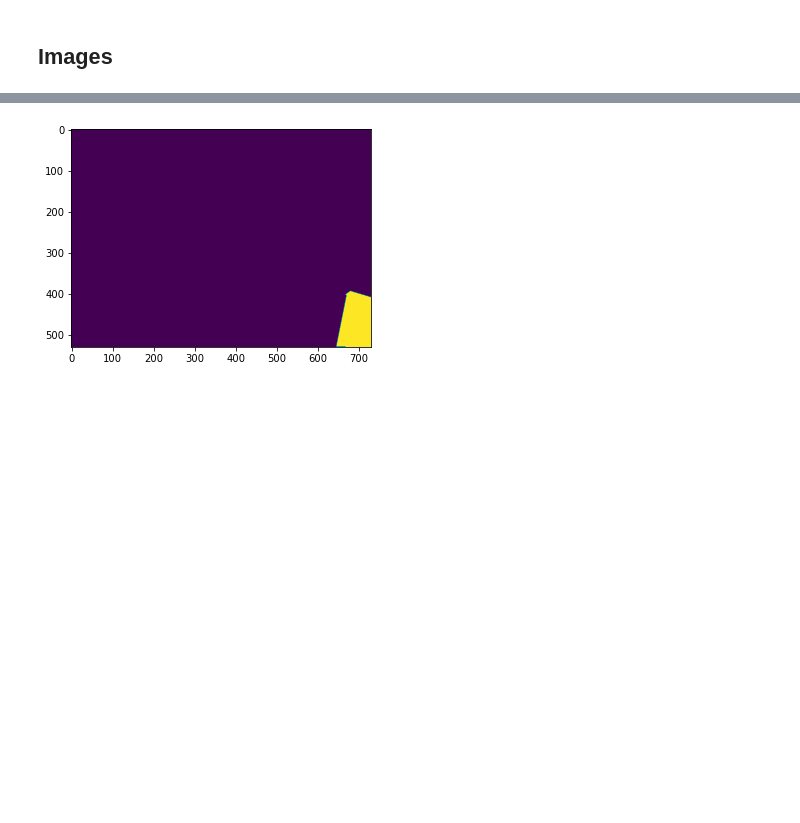
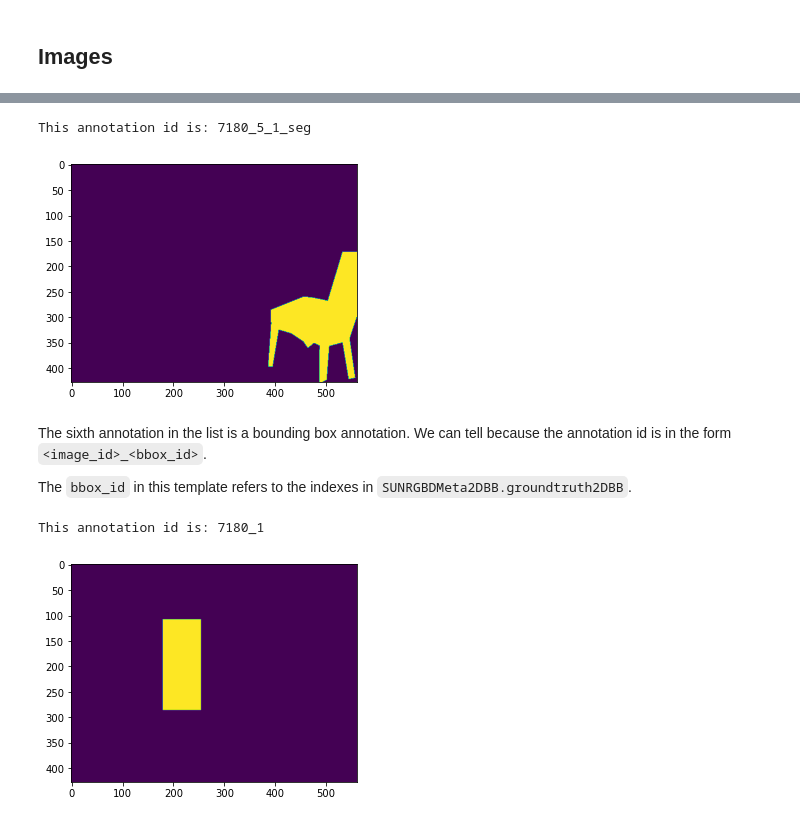
Before and after one commit to crmauceri/SUNRGBD_COCO, a Jupyter notebook: Demo.ipynb, the cells around one changed output, grey strips where cells are left out. Drawn from its saved outputs; the diff is of its cells as text; code cells hidden in the pictures; blank space fills up the shorter version.

```diff
--- a/Demo.ipynb
+++ b/Demo.ipynb
@@ -107,6 +100,21 @@ print(sunrgbd.anns[annId[0]])
 # %%
+print("This annotation id is: {}".format(sunrgbd.anns[annId[0]]['id']))
 mask = decode(sunrgbd.anns[annId[0]]['segmentation']) # Decode the RLE encoding
 plt.imshow(mask)
 plt.show()
 # %% [output]
+This annotation id is: 7180_5_1_seg
-[figure, old version]
+[figure, new version]
+# %% [markdown]
+The sixth annotation in the list is a bounding box annotation. We can tell because the annotation id is in the form `<image_id>_<bbox_id>`.
+
+The `bbox_id` in this template refers to the indexes in `SUNRGBDMeta2DBB.groundtruth2DBB`.
+# %%
+print("This annotation id is: {}".format(sunrgbd.anns[annId[6]]['id']))
+
+mask = decode(sunrgbd.anns[annId[6]]['segmentation']) # Decode the RLE encoding
+plt.imshow(mask)
+plt.show()
+# %% [output]
+This annotation id is: 7180_1
+[figure, added]
```
Also changed, not shown: parts of 10 cells of this notebook, 3 other files.
